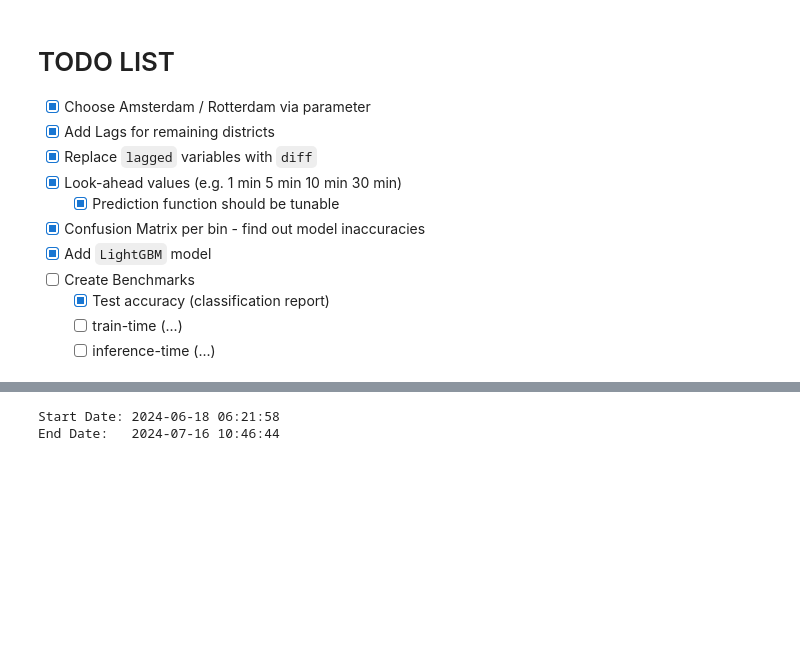
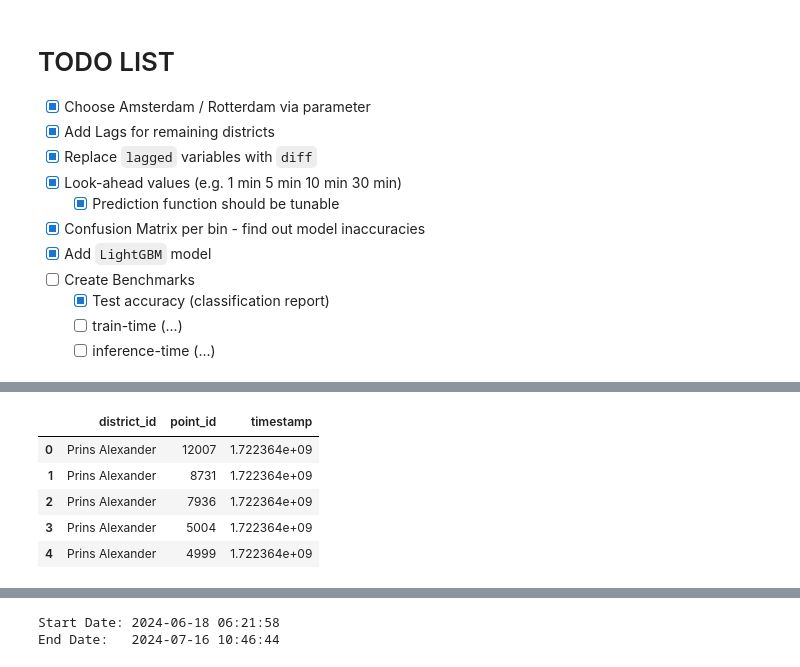
Before and after one commit to tonytziorvas/Lab, a Jupyter notebook: notebooks/1-model_training.ipynb, the cells around one changed output, grey strips where cells are left out. Drawn from its saved outputs; the diff is of its cells as text; code cells hidden in the pictures; blank space fills up the shorter version.

```diff
--- a/notebooks/1-model_training.ipynb
+++ b/notebooks/1-model_training.ipynb
@@ -44,0 +112,2 @@ df = pd.read_parquet("../data/final/points_per_district_full.parquet.gzip")
+# %%
+merged = points_in_boundaries(df, city_boundaries, ts_col="timestamp")
@@ -44,0 +123,9 @@ df = pd.read_parquet("../data/final/points_per_district_full.parquet.gzip")
+# %%
+merged.head()
+# %% [output]
+|  | district_id | point_id | timestamp |
+| 0 | Prins Alexander | 12007 | 1.722364e+09 |
+| 1 | Prins Alexander | 8731 | 1.722364e+09 |
+| 2 | Prins Alexander | 7936 | 1.722364e+09 |
+| 3 | Prins Alexander | 5004 | 1.722364e+09 |
+| 4 | Prins Alexander | 4999 | 1.722364e+09 |
```
Also changed, not shown: parts of 8 cells of this notebook, 8 other files.
